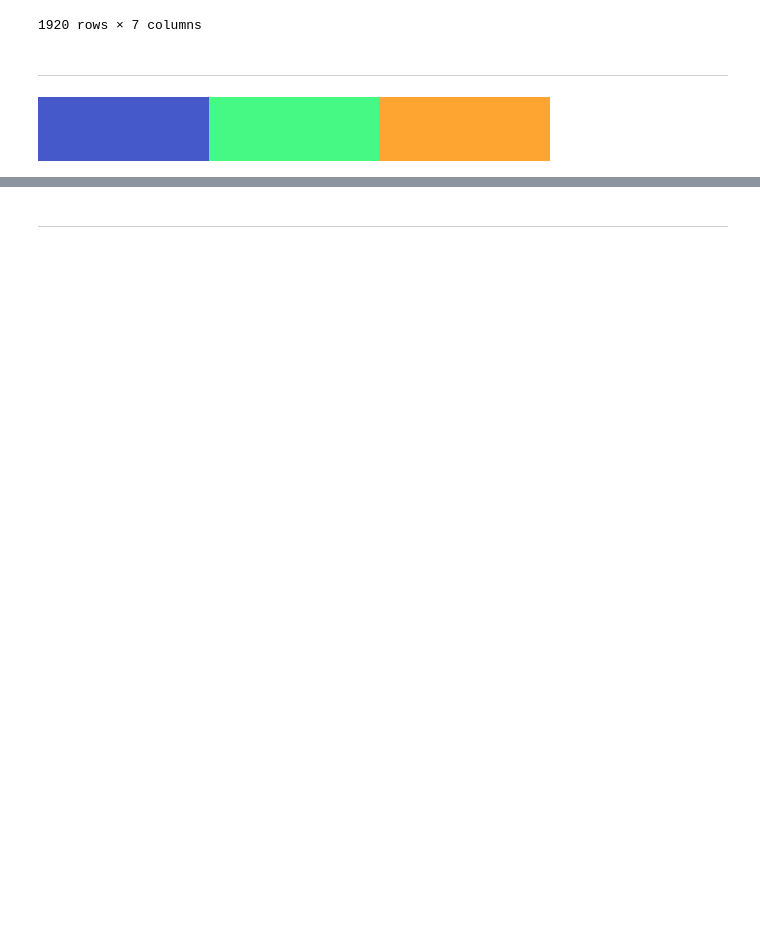
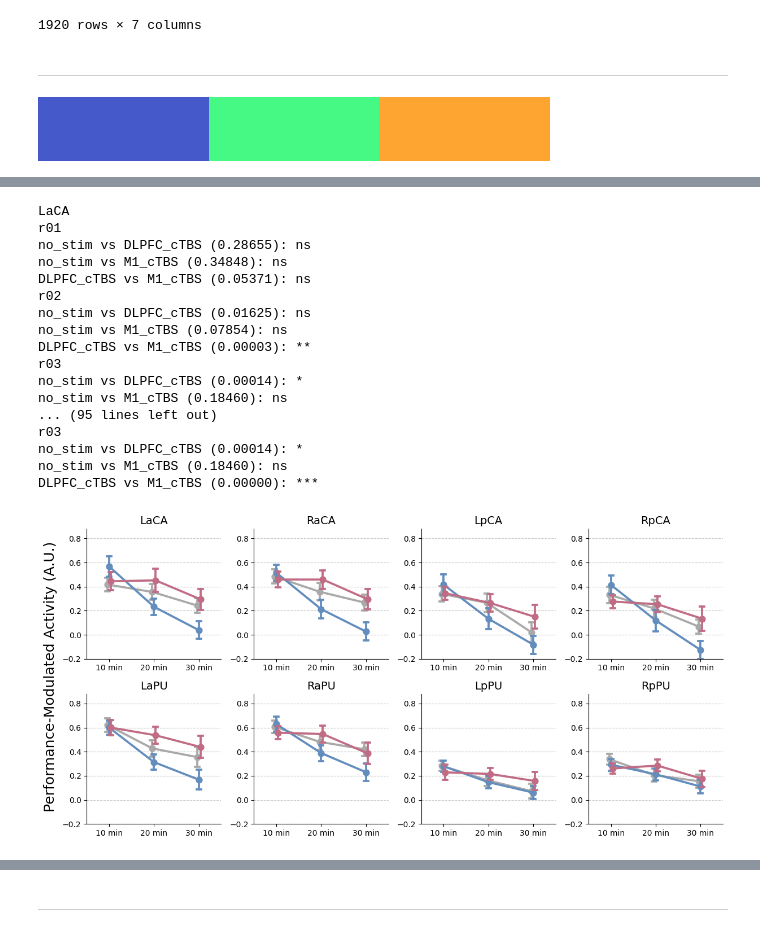
Before and after one commit to psb629/CommonLab, a Jupyter notebook: GP/scripts/fMRI.fig.3b.ipynb, the cells around one changed output, grey strips where cells are left out. Cells and saved outputs as stored; diff of their text form; code cells hidden in the pictures; blank space fills up the shorter version.

```diff
--- a/GP/scripts/fMRI.fig.3b.ipynb
+++ b/GP/scripts/fMRI.fig.3b.ipynb
@@ -343,0 +367,74 @@ fig.tight_layout()
+# %%
+list_label = [
+    'LaCA', 'RaCA', 'LpCA', 'RpCA',
+    'LaPU', 'RaPU', 'LpPU', 'RpPU'
+]
+order = ['r01','r02','r03']
+# hue_order = ['no_stim','DLPFC_cTBS','M1_cTBS','DLPFC_20Hz']
+hue_order = ['no_stim','DLPFC_cTBS','M1_cTBS']
+
+n_Bonferroni = len(list_label)*len(order)*len(hue_order)
+
+ncols=4
+nrows=2
+
+fig, axs = plt.subplots(nrows=nrows, ncols=ncols, figsize=(3*ncols,3*nrows))
+axs = np.concatenate(axs)
+
+for ii, roi in enumerate(list_label):
+    ax = axs[ii]
+    g = sns.pointplot(
+        data=df[df.roi==roi], x='run', y='beta', hue='group',
+        order=order, hue_order=hue_order, palette=palette[:len(hue_order)],
+        errorbar='se', capsize=0.1,
+        dodge=True,
+        ax=ax
+    )
+    ax.set_title(roi, fontsize=14, loc='center')
+    ax.grid(axis='y', linestyle='--', alpha=0.7)
+    ax.legend().remove()
+
+    ax.set_ylim(-0.2,0.88)
+    ax.set_ylabel('', fontsize=0)
+
+    ax.set_xlabel('', fontsize=0)
+    ax.set_xticks(order)
+    ax.set_xticklabels(['10 min', '20 min', '30 min'])
+
+    ax.spines['right'].set_visible(False)
+    ax.spines['top'].set_visible(False)
+
+    print(roi)
+    for kk, run in enumerate(order):
+        print(run)
+        for ii, g1 in enumerate(hue_order):
+            x1 = ii
+            for jj, g2 in enumerate(hue_order[ii+1:]):
+                x2 = ii+1+jj
+                a = df[(df.group==g1)&(df.run==run)].beta.astype(float)
+                b = df[(df.group==g2)&(df.run==run)].beta.astype(float)
+                _, pval = stats.ttest_ind(a,b)
+                print('%s vs %s (%.5f):'%(g1,g2,pval), convert_pvalue_to_asterisks(pval*n_Bonferroni))
+    print('')
+
+fig.text(-.015, 0.5, 'Performance-Modulated Activity (A.U.)', va='center', rotation='vertical', fontsize=18)
+fig.tight_layout()
+# %% [output]
+LaCA
+r01
+no_stim vs DLPFC_cTBS (0.28655): ns
+no_stim vs M1_cTBS (0.34848): ns
+DLPFC_cTBS vs M1_cTBS (0.05371): ns
+r02
+no_stim vs DLPFC_cTBS (0.01625): ns
+no_stim vs M1_cTBS (0.07854): ns
+DLPFC_cTBS vs M1_cTBS (0.00003): **
+r03
+no_stim vs DLPFC_cTBS (0.00014): *
+no_stim vs M1_cTBS (0.18460): ns
+... (95 lines left out)
+r03
+no_stim vs DLPFC_cTBS (0.00014): *
+no_stim vs M1_cTBS (0.18460): ns
+DLPFC_cTBS vs M1_cTBS (0.00000): ***
+[figure, added]
```
Also changed, not shown: parts of 19 cells of this notebook, 29 other files.
